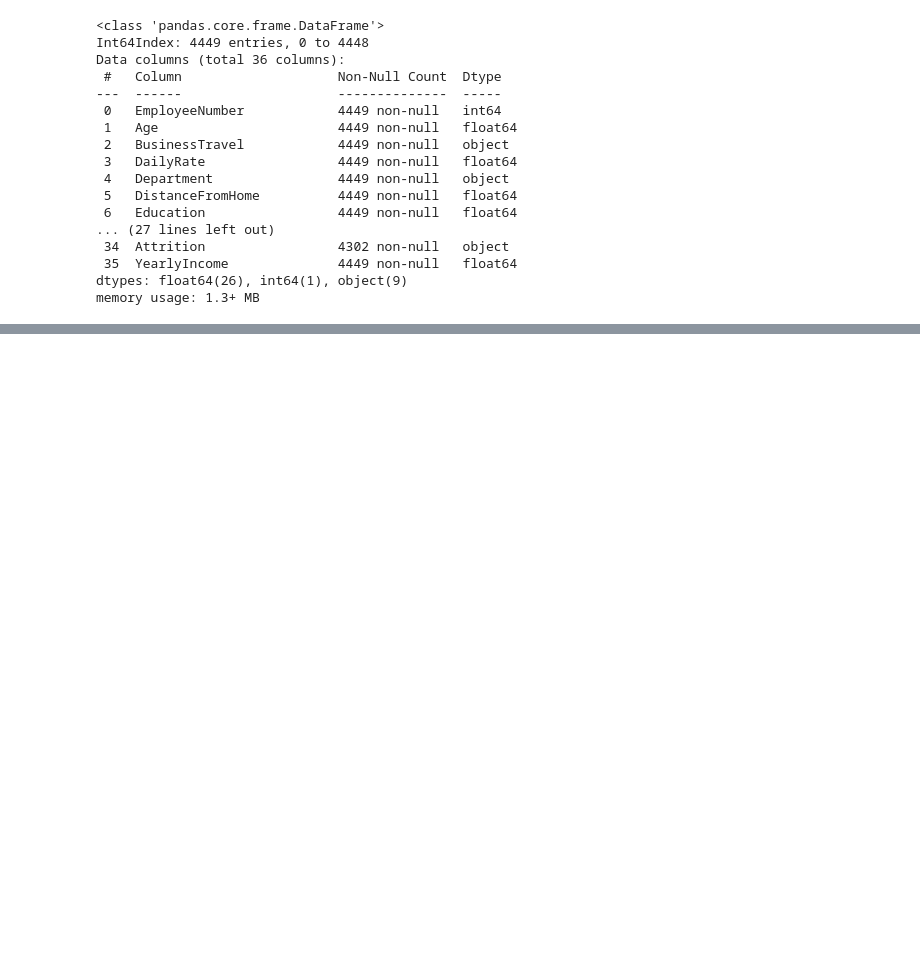
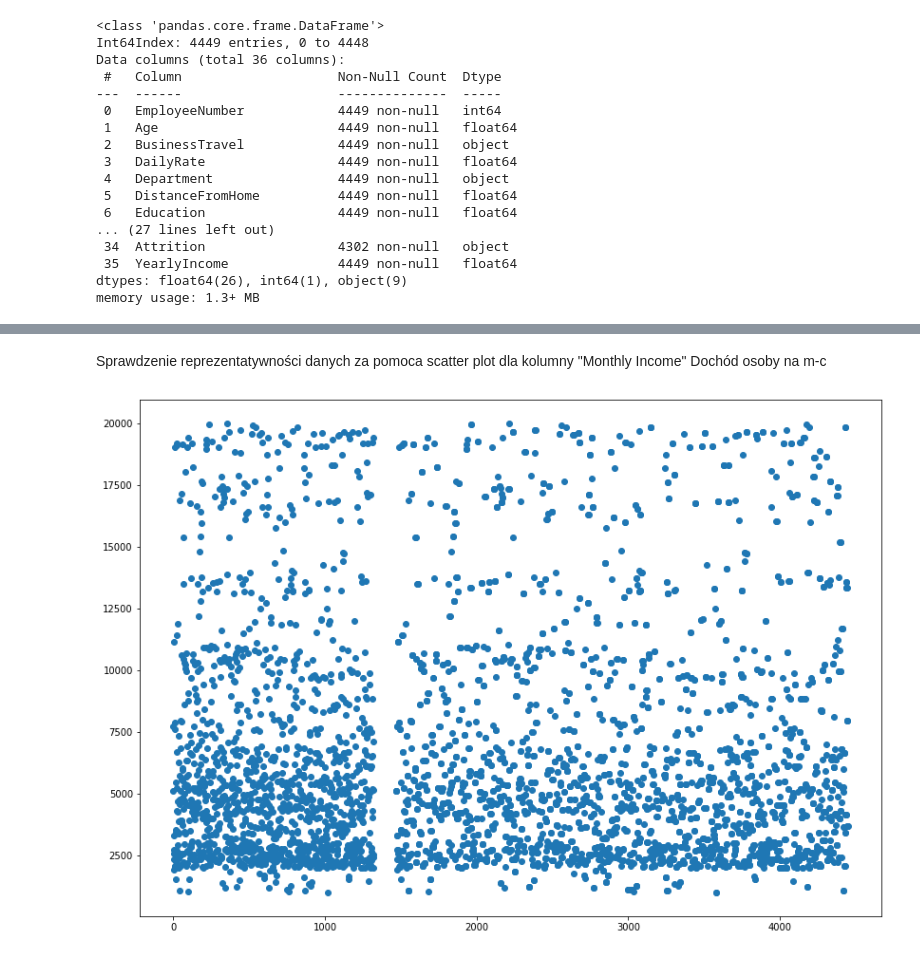
Before and after one commit to jumikao/Personal_Income_Analysis_ver2, a Jupyter notebook: ProjektKlasyfikacjaMARTA.ipynb, the cells around one changed output, grey strips where cells are left out. Saved outputs shown, nothing was run; the diff lists cells and outputs as text; code cells hidden in the pictures; blank space fills up the shorter version.

```diff
--- a/ProjektKlasyfikacjaMARTA.ipynb
+++ b/ProjektKlasyfikacjaMARTA.ipynb
@@ -216,0 +325,3 @@ memory usage: 1.3+ MB
+# %%
+merged_df_drop= merged_df.drop(columns=['StandardHours','EmployeeCount','Over18'])
+merged_df_drop.info()
@@ -216,0 +346,12 @@ memory usage: 1.3+ MB
+# %% [markdown]
+Sprawdzenie reprezentatywności danych za pomoca scatter plot dla kolumny "Monthly Income"
+Dochód osoby na m-c
+# %%
+import matplotlib.pyplot as plt
+
+plt.figure(figsize=(14, 10))
+plt.scatter(merged_df_drop.index, merged_df_drop['MonthlyIncome'])
+
+plt.show()
+# %% [output]
+[figure, added]
```
Also changed, not shown: parts of 24 cells of this notebook.
